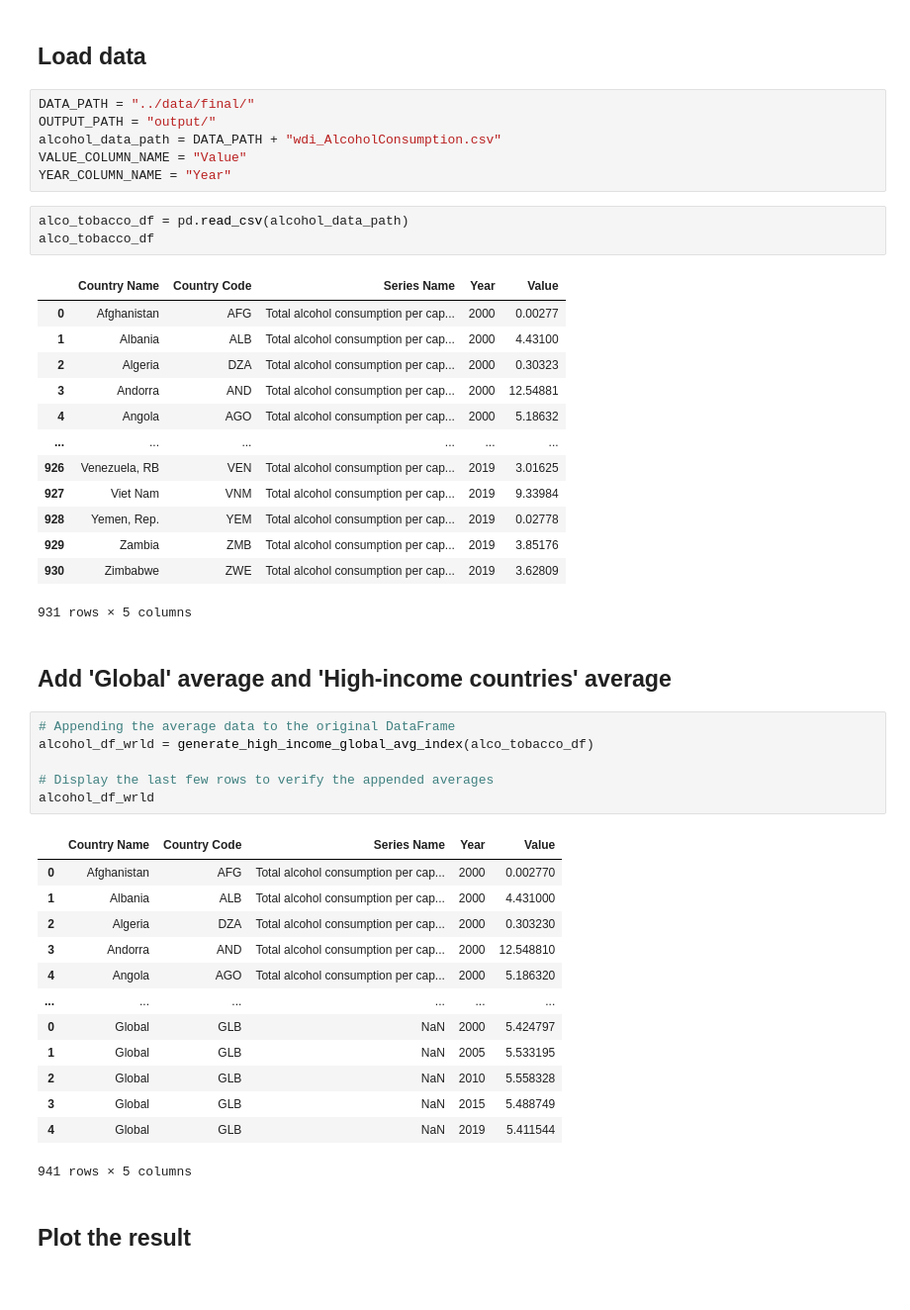
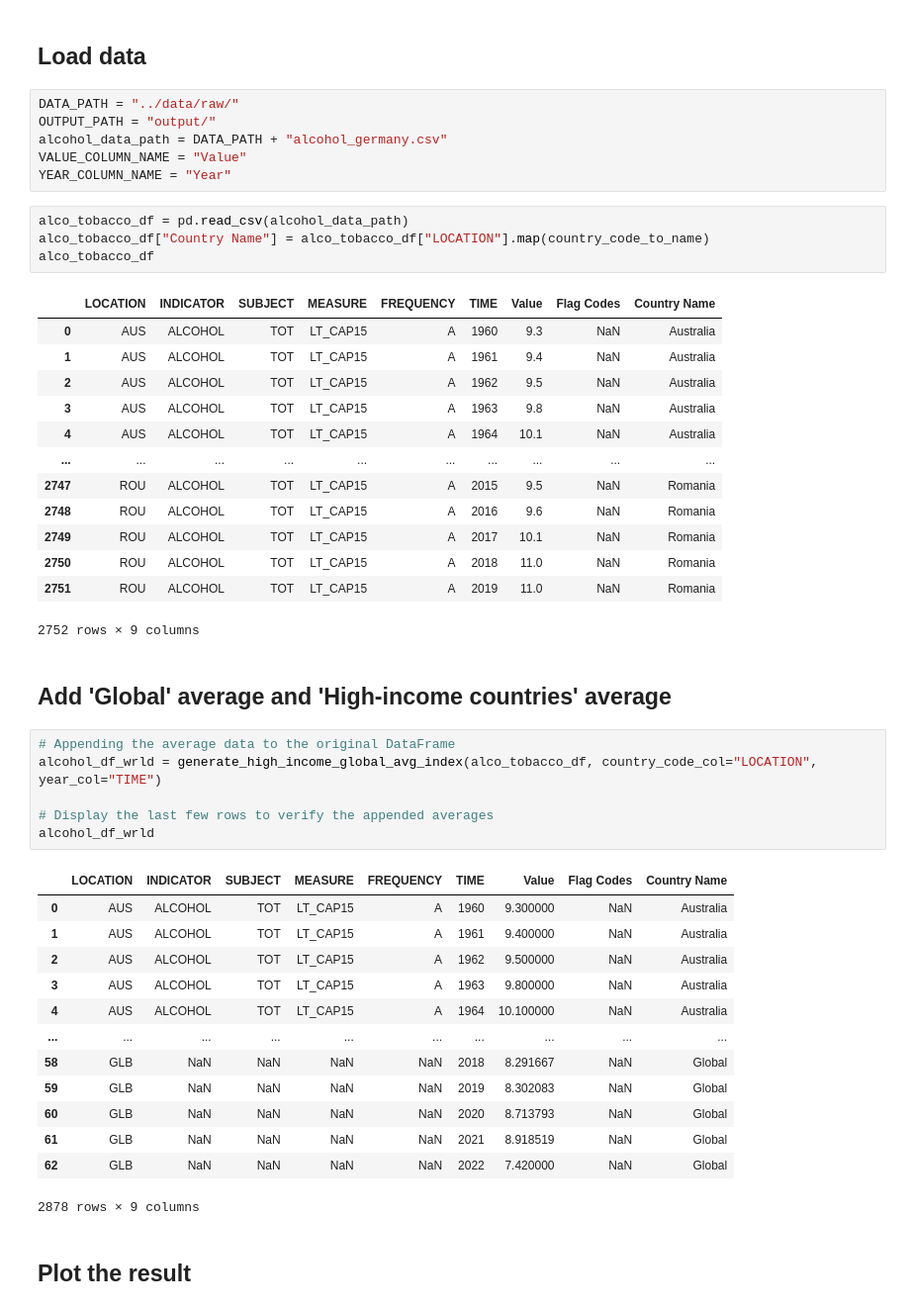
Before and after one commit to sykoravojtech/IHD_germany_2024, a Jupyter notebook: exp/exp_VS_001_AlcoholConsumptionPerCapita.ipynb, the cells around one changed output. Shown at 99% size. Cells and saved outputs as stored; diff of their text form.

```diff
--- a/exp/exp_VS_001_AlcoholConsumptionPerCapita.ipynb
+++ b/exp/exp_VS_001_AlcoholConsumptionPerCapita.ipynb
@@ -15,50 +20,51 @@ from src.plotting import plot_value_per_year_GER_HIC_GLO
 # %% [markdown]
 ## Load data
 # %%
-DATA_PATH = "../data/final/"
+DATA_PATH = "../data/raw/"
 OUTPUT_PATH = "output/"
-alcohol_data_path = DATA_PATH + "wdi_AlcoholConsumption.csv"
+alcohol_data_path = DATA_PATH + "alcohol_germany.csv"
 VALUE_COLUMN_NAME = "Value"
 YEAR_COLUMN_NAME = "Year"
 # %%
 alco_tobacco_df = pd.read_csv(alcohol_data_path)
+alco_tobacco_df["Country Name"] = alco_tobacco_df["LOCATION"].map(country_code_to_name)
 alco_tobacco_df
 # %% [output]
-|  | Country Name | Country Code | Series Name | Year | Value |
-| 0 | Afghanistan | AFG | Total alcohol consumption per cap... | 2000 | 0.00277 |
-| 1 | Albania | ALB | Total alcohol consumption per cap... | 2000 | 4.43100 |
-| 2 | Algeria | DZA | Total alcohol consumption per cap... | 2000 | 0.30323 |
-| 3 | Andorra | AND | Total alcohol consumption per cap... | 2000 | 12.54881 |
-| 4 | Angola | AGO | Total alcohol consumption per cap... | 2000 | 5.18632 |
-| ... | ... | ... | ... | ... | ... |
-| 926 | Venezuela, RB | VEN | Total alcohol consumption per cap... | 2019 | 3.01625 |
-| 927 | Viet Nam | VNM | Total alcohol consumption per cap... | 2019 | 9.33984 |
-| 928 | Yemen, Rep. | YEM | Total alcohol consumption per cap... | 2019 | 0.02778 |
-| 929 | Zambia | ZMB | Total alcohol consumption per cap... | 2019 | 3.85176 |
-| 930 | Zimbabwe | ZWE | Total alcohol consumption per cap... | 2019 | 3.62809 |
+|  | LOCATION | INDICATOR | SUBJECT | MEASURE | FREQUENCY | TIME | Value | Flag Codes | Country Name |
+| 0 | AUS | ALCOHOL | TOT | LT_CAP15 | A | 1960 | 9.3 | NaN | Australia |
+| 1 | AUS | ALCOHOL | TOT | LT_CAP15 | A | 1961 | 9.4 | NaN | Australia |
+| 2 | AUS | ALCOHOL | TOT | LT_CAP15 | A | 1962 | 9.5 | NaN | Australia |
+| 3 | AUS | ALCOHOL | TOT | LT_CAP15 | A | 1963 | 9.8 | NaN | Australia |
+| 4 | AUS | ALCOHOL | TOT | LT_CAP15 | A | 1964 | 10.1 | NaN | Australia |
+| ... | ... | ... | ... | ... | ... | ... | ... | ... | ... |
+| 2747 | ROU | ALCOHOL | TOT | LT_CAP15 | A | 2015 | 9.5 | NaN | Romania |
+| 2748 | ROU | ALCOHOL | TOT | LT_CAP15 | A | 2016 | 9.6 | NaN | Romania |
+| 2749 | ROU | ALCOHOL | TOT | LT_CAP15 | A | 2017 | 10.1 | NaN | Romania |
+| 2750 | ROU | ALCOHOL | TOT | LT_CAP15 | A | 2018 | 11.0 | NaN | Romania |
+| 2751 | ROU | ALCOHOL | TOT | LT_CAP15 | A | 2019 | 11.0 | NaN | Romania |
-931 rows × 5 columns
+2752 rows × 9 columns
 # %% [markdown]
 ## Add 'Global' average and 'High-income countries' average
 # %%
 # Appending the average data to the original DataFrame
-alcohol_df_wrld = generate_high_income_global_avg_index(alco_tobacco_df)
+alcohol_df_wrld = generate_high_income_global_avg_index(alco_tobacco_df, country_code_col="LOCATION", year_col="TIME")
 
 # Display the last few rows to verify the appended averages
 alcohol_df_wrld
 # %% [output]
-|  | Country Name | Country Code | Series Name | Year | Value |
-| 0 | Afghanistan | AFG | Total alcohol consumption per cap... | 2000 | 0.002770 |
-| 1 | Albania | ALB | Total alcohol consumption per cap... | 2000 | 4.431000 |
-| 2 | Algeria | DZA | Total alcohol consumption per cap... | 2000 | 0.303230 |
-| 3 | Andorra | AND | Total alcohol consumption per cap... | 2000 | 12.548810 |
-| 4 | Angola | AGO | Total alcohol consumption per cap... | 2000 | 5.186320 |
-| ... | ... | ... | ... | ... | ... |
-| 0 | Global | GLB | NaN | 2000 | 5.424797 |
-| 1 | Global | GLB | NaN | 2005 | 5.533195 |
-| 2 | Global | GLB | NaN | 2010 | 5.558328 |
-| 3 | Global | GLB | NaN | 2015 | 5.488749 |
-| 4 | Global | GLB | NaN | 2019 | 5.411544 |
+|  | LOCATION | INDICATOR | SUBJECT | MEASURE | FREQUENCY | TIME | Value | Flag Codes | Country Name |
+| 0 | AUS | ALCOHOL | TOT | LT_CAP15 | A | 1960 | 9.300000 | NaN | Australia |
+| 1 | AUS | ALCOHOL | TOT | LT_CAP15 | A | 1961 | 9.400000 | NaN | Australia |
+| 2 | AUS | ALCOHOL | TOT | LT_CAP15 | A | 1962 | 9.500000 | NaN | Australia |
+| 3 | AUS | ALCOHOL | TOT | LT_CAP15 | A | 1963 | 9.800000 | NaN | Australia |
+| 4 | AUS | ALCOHOL | TOT | LT_CAP15 | A | 1964 | 10.100000 | NaN | Australia |
+| ... | ... | ... | ... | ... | ... | ... | ... | ... | ... |
+| 58 | GLB | NaN | NaN | NaN | NaN | 2018 | 8.291667 | NaN | Global |
+| 59 | GLB | NaN | NaN | NaN | NaN | 2019 | 8.302083 | NaN | Global |
+| 60 | GLB | NaN | NaN | NaN | NaN | 2020 | 8.713793 | NaN | Global |
+| 61 | GLB | NaN | NaN | NaN | NaN | 2021 | 8.918519 | NaN | Global |
+| 62 | GLB | NaN | NaN | NaN | NaN | 2022 | 7.420000 | NaN | Global |
-941 rows × 5 columns
+2878 rows × 9 columns
 # %% [markdown]
 ## Plot the result
 # %%
```
Also changed, not shown: parts of 2 cells of this notebook, 10 other files.
